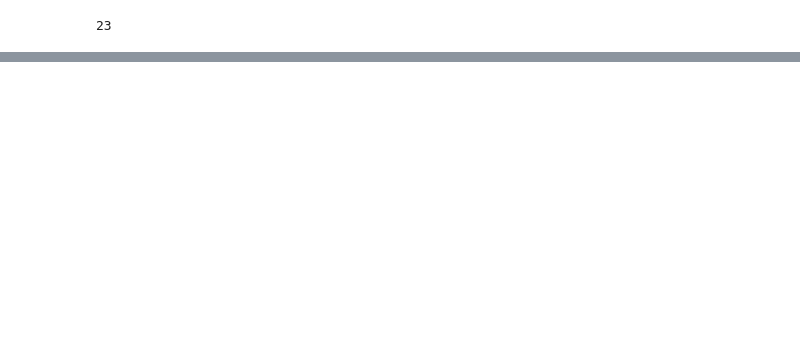
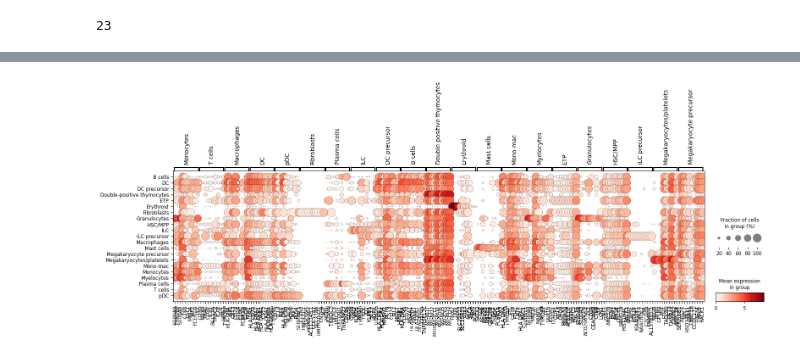
Before and after one commit to multi-omics-integration-for-MS/multi-omics-integration, a Jupyter notebook: labels_transfer.ipynb, the cells around one changed output, grey strips where cells are left out. Cells and saved outputs as stored; diff of their text form; code cells hidden in the pictures; blank space fills up the shorter version.

```diff
--- a/labels_transfer.ipynb
+++ b/labels_transfer.ipynb
@@ -145,0 +160,4 @@ sc.pl.dotplot(
+# %%
+models.download_models(force_update=False)
+model_name = 'Immune_All_High'
+model = models.Model.load(model = model_name+'.pkl') # 'Immune_All_High'
@@ -145,0 +198,7 @@ sc.pl.dotplot(
+# %%
+new_predictions = celltypist.annotate(
+    adata,
+    model = model_name+'.pkl',
+    majority_voting=True,
+    mode='best match'
+)
@@ -145,0 +237,6 @@ sc.pl.dotplot(
+# %%
+adata.obs['new_predicted_labels'] = new_predictions.predicted_labels['predicted_labels']
+
+sc.tl.umap(adata)
+sc.pl.umap(adata, color=['predicted_labels', 'new_predicted_labels'], legend_loc='on data',
+    legend_fontsize='xx-small', color_map='tab20')
@@ -145,0 +272,9 @@ sc.pl.dotplot(
+# %%
+sc.pl.dotplot(
+    adata,
+    markers,
+    groupby="new_predicted_labels",
+    figsize=(18, 4),
+)
+# %% [output]
+[figure, added]
```
Also changed, not shown: parts of 24 cells of this notebook.
